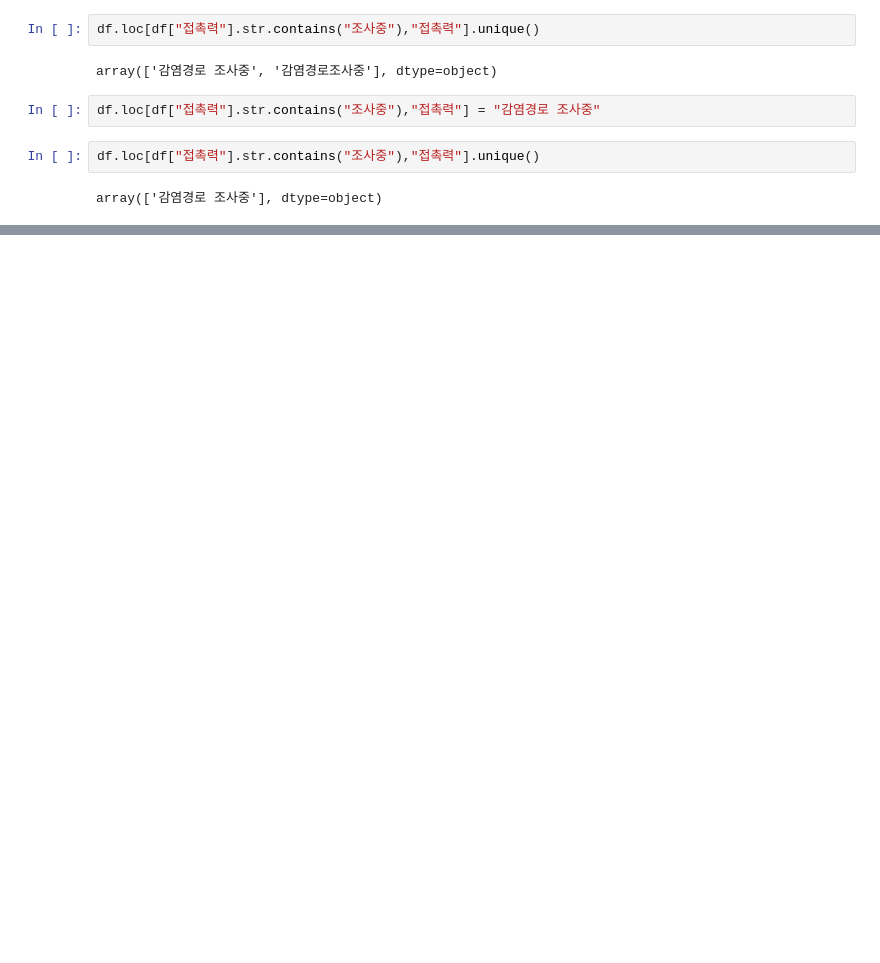
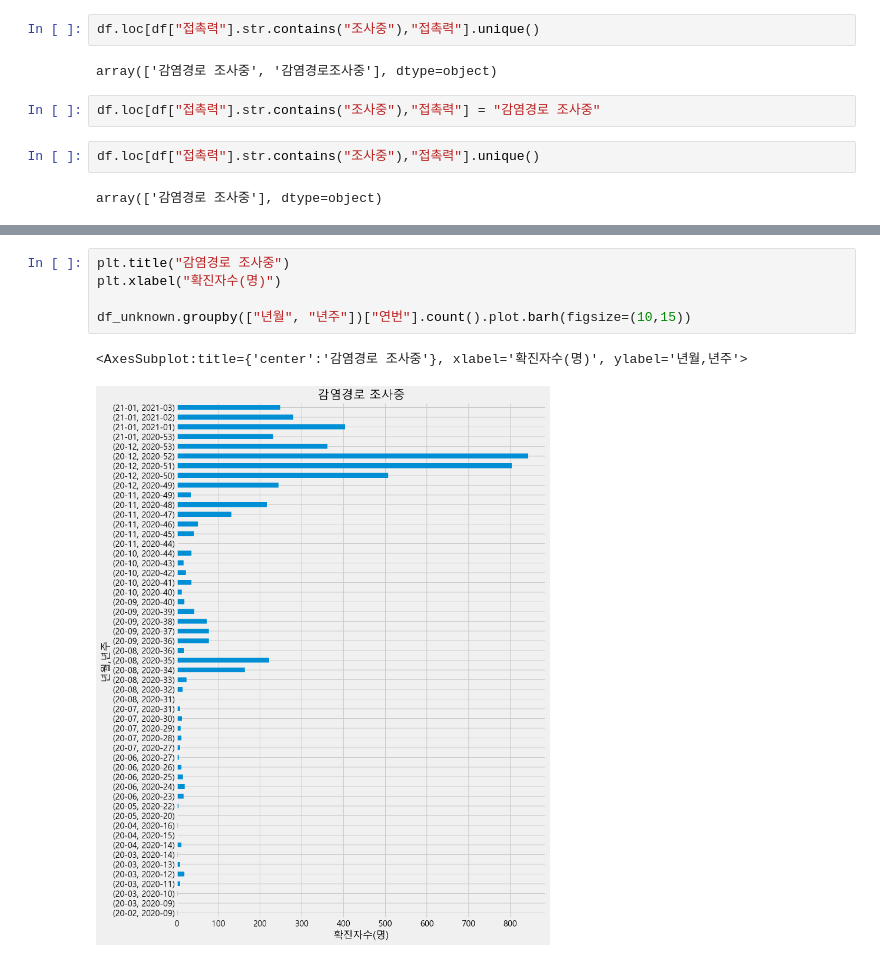
Before and after one commit to jeonprize/covid19_seoul, a Jupyter notebook: analysis(4).ipynb, the cells around one changed output, grey strips where cells are left out. Drawn from its saved outputs; the diff is of its cells as text; blank space fills up the shorter version.

```diff
--- a/analysis(4).ipynb
+++ b/analysis(4).ipynb
@@ -105,0 +204,8 @@ contact_count_top.plot.barh(figsize=(10,15))
+# %%
+plt.title("감염경로 조사중")
+plt.xlabel("확진자수(명)")
+
+df_unknown.groupby(["년월", "년주"])["연번"].count().plot.barh(figsize=(10,15))
+# %% [output]
+<AxesSubplot:title={'center':'감염경로 조사중'}, xlabel='확진자수(명)', ylabel='년월,년주'>
+[figure, added]
```
Also changed, not shown: parts of 40 cells of this notebook.
